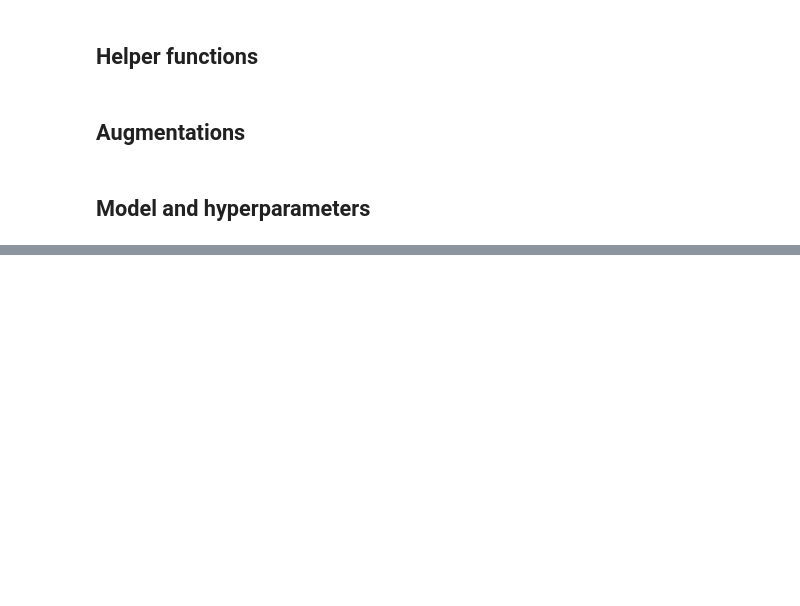
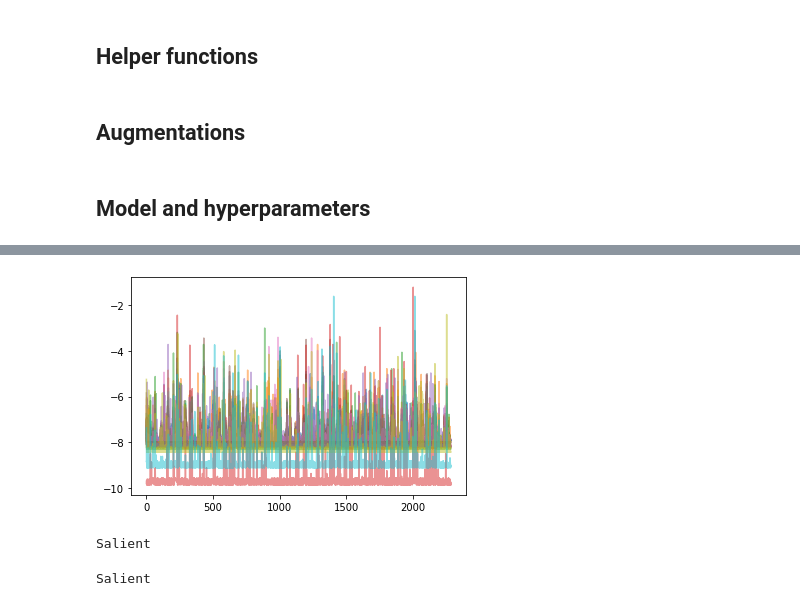
Before and after one commit to asgersvenning/EUMothModel, a Jupyter notebook: filtering/testCrop.ipynb, the cells around one changed output, grey strips where cells are left out. Saved outputs shown, nothing was run; the diff lists cells and outputs as text; code cells hidden in the pictures; blank space fills up the shorter version.

```diff
--- a/filtering/testCrop.ipynb
+++ b/filtering/testCrop.ipynb
@@ -24,7 +28,7 @@ device = torch.device("cuda" if torch.cuda.is_available() else "cpu")
 # Model definition
 backbone = "efficientnet_b0"
 constructor = create_extendable_model_class(backbone_model=backbone)
-model = constructor(path="models/run19.state", device=device, dtype=dtype)
+model = constructor(path="models/run166/epoch_9_batch_final.state", device=device, dtype=dtype)
 model.eval()
 # %% [output]
 ExtendableModel_Hierarchical
@@ -253,3 +239,0 @@ torch.cuda.memory_allocated() // 10 ** 6
-# %%
-with torch.no_grad():
-    predictions = model(tbatch)
@@ -255,0 +253,6 @@ with torch.no_grad():
+# %%
+with torch.no_grad():
+    # t = model(torchvision.models.get_model_weights(backbone).DEFAULT.transforms()(tbatch / 255).to(dtype))
+    predictions, emb = model.forward_flex(
+        torchvision.models.get_model_weights(backbone).DEFAULT.transforms()(tbatch / 255).to(dtype)
+    )
@@ -256,3 +286,10 @@ with torch.no_grad():
+# %%
+plt.figure()
+for i in range(len(tbatch)):
+    plt.gca().plot(predictions[0][i].cpu().float().numpy(), alpha=0.5)
+plt.show()
+# %% [output]
+[figure, added]
 # %%
 import types
 
@@ -416,7 +464,7 @@ def plot_batch_predict(images, labels, conf, output_file="sahi/plots/crops.png",
         plt.savefig(output_file, dpi=300)
         plt.close()
 # %%
-slice_sizes = np.arange(256, 512 + 1, 64).tolist()
+slice_sizes = np.arange(256, 512 + 1, 128).tolist()
 
 pbar = tqdm(enumerate([images[0]]), total=len(images))
 
@@ -441,14 +489,39 @@ for image_idx, this_image in pbar:
     ]
 
     # Combine predictions
-    this_combined_prediction = combine_and_nms(these_predictions, None, slice_sizes, 0.8, "IOU", 0.1)
+    this_combined_prediction = combine_and_nms(these_predictions, None, slice_sizes, 0.8, "IOS", 0.1)
 
     # Perform bounding box classification
-    crops, plevel, pclass, pclass_name, pconfidence, embeddings = bbox_predict(model, this_combined_prediction, this_image, background_threshold=0.2, transform=lambda x : image_preprocessing(x / 255.0))
+    crops, plevel, pclass, pclass_name, pconfidence, embeddings = bbox_predict(
+        model, this_combined_prediction, this_image,
+        epistemic_threshold=10,
+        background_threshold=0,
+        transform=lambda x : image_preprocessing(x / 255.0),
+        do_augment=False,
+        n=25
+    )
 
     # Plot the crops
     this_image_name = this_image.split(os.sep)[-1].split(".")[0]
     plot_batch_predict(crops, pclass_name, pconfidence, output_file=f"sahi/inference/{this_image_name}.png")
+# %% [output]
+Salient
+# %%
+# Perform bounding box classification
+crops, plevel, pclass, pclass_name, pconfidence, embeddings = bbox_predict(
+    model, this_combined_prediction, this_image,
+    epistemic_threshold=10,
+    background_threshold=0,
+    transform=lambda x : image_preprocessing(x / 255.0),
+    do_augment=False,
+    n=25
+)
+
+# Plot the crops
+this_image_name = this_image.split(os.sep)[-1].split(".")[0]
+plot_batch_predict(crops, pclass_name, pconfidence, output_file=f"sahi/inference/{this_image_name}.png")
+# %% [output]
+Salient
 # %%
 import matplotlib as mpl
 
```
Also changed, not shown: parts of 20 cells of this notebook, 6 other files.
